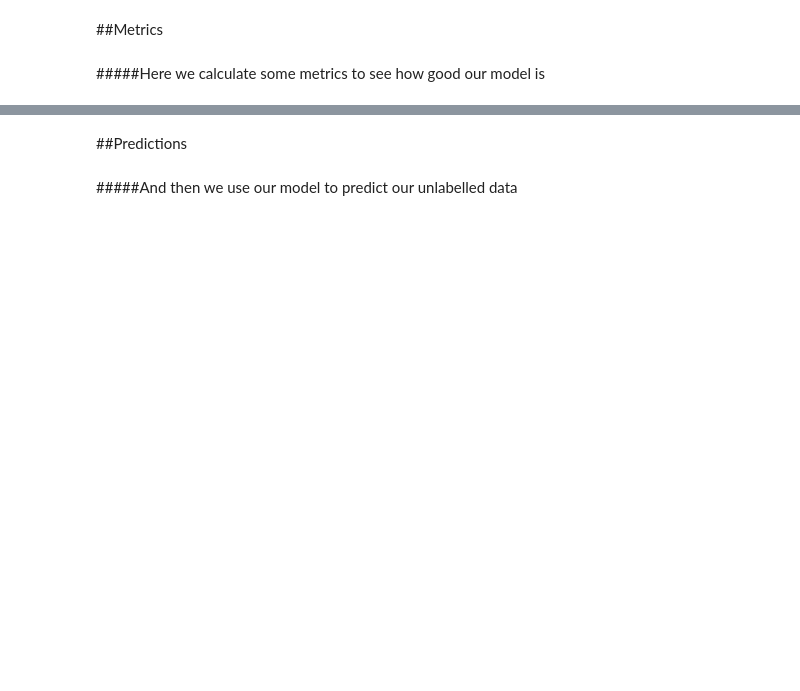
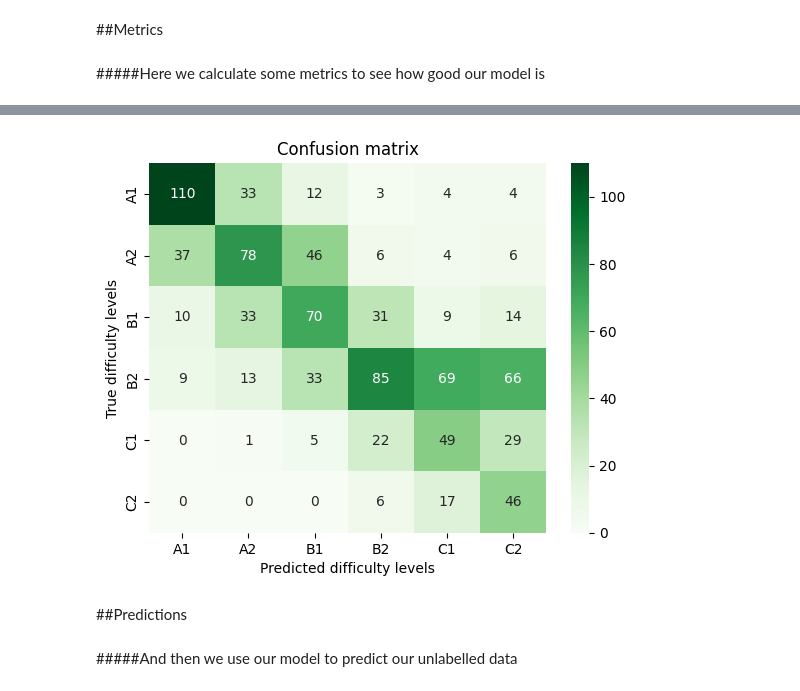
Before and after one commit to BARB5327/Machine-Learning-Project, a Jupyter notebook: Project/Alessandro Model/Model2 - LSTM.ipynb, the cells around one changed output, grey strips where cells are left out. Drawn from its saved outputs; the diff is of its cells as text; code cells hidden in the pictures; blank space fills up the shorter version.

```diff
--- a/Project/Alessandro Model/Model2 - LSTM.ipynb
+++ b/Project/Alessandro Model/Model2 - LSTM.ipynb
@@ -104,33 +154,18 @@ Y_categorical = to_categorical(Y_encoded)
 # %%
-num_folds = 5
-kfold = KFold(n_splits=num_folds, shuffle=True)
+model = Sequential()
+model.add(Embedding(input_dim=15773, output_dim=300, input_length=265))
+model.add(SpatialDropout1D(0.2))
+model.add(LSTM(100, dropout=0.2, recurrent_dropout=0.2))
+model.add(Dense(6, activation='softmax'))
 
-scores = []
+model.compile(loss='categorical_crossentropy', optimizer=tfa.optimizers.AdamW(weight_decay=0.001), metrics=['accuracy'])
 
-for train_index, test_index in kfold.split(X_train_padded):
-    X_train_fold, X_val_fold = X_train_padded[train_index], X_train_padded[test_index]
-    Y_train_fold, Y_val_fold = Y_categorical[train_index], Y_categorical[test_index]
 
-    Y_true_classes = np.argmax(Y_val_fold, axis=1)
+model.fit(X_train, Y_train, batch_size=64, epochs=5, validation_split=0.2)
 
-    model = Sequential()
-    model.add(Embedding(input_dim=5000, output_dim=100, input_length=100))
-    model.add(SpatialDropout1D(0.2))
-    model.add(LSTM(100, dropout=0.2, recurrent_dropout=0.2))
-    model.add(Dense(6, activation='softmax'))
+true_difficulty = np.argmax(Y_test, axis=1)
+pred_difficulty = model.predict(X_test)
 
-    model.compile(loss='categorical_crossentropy', optimizer='adam', metrics=['accuracy'])
-
-    model.fit(X_train_fold, Y_train_fold, batch_size=64, epochs=5)
-
-    Y_pred = model.predict(X_val_fold)
-    Y_pred_classes= np.argmax(Y_pred, axis=1)
-
-    accuracy = accuracy_score(Y_true_classes, Y_pred_classes)
-    precision = precision_score(Y_true_classes, Y_pred_classes, average='macro')
-    recall = recall_score(Y_true_classes, Y_pred_classes, average='macro')
-    f1 = f1_score(Y_true_classes, Y_pred_classes, average='macro')
-
-    scores.append((accuracy, precision, recall, f1))
+pred_difficulty_labels = np.argmax(pred_difficulty, axis=1)
 # %% [output]
 Epoch 1/5
@@ -182,3 +229,13 @@ array([4, 1, 2, 0, 1, 2, 4, 5, 3, 0, 3, 0, 4, 5, 2, 0, 5, 3, 0, 2, 4, 4,
+# %%
+conf_matrix = confusion_matrix(pred_difficulty_labels,true_difficulty)
+difficulty_labels=["A1","A2","B1","B2","C1","C2"]
+sns.heatmap(conf_matrix, annot=True, fmt='g',xticklabels=difficulty_labels,yticklabels=difficulty_labels,cmap="Greens")
+plt.xlabel('Predicted difficulty levels')
+plt.ylabel('True difficulty levels')
+plt.title('Confusion matrix')
+plt.show()
+# %% [output]
+[figure, added]
 # %% [markdown]
 ##Predictions
 # %% [markdown]
```
Also changed, not shown: parts of 23 cells of this notebook, 2 other files.
